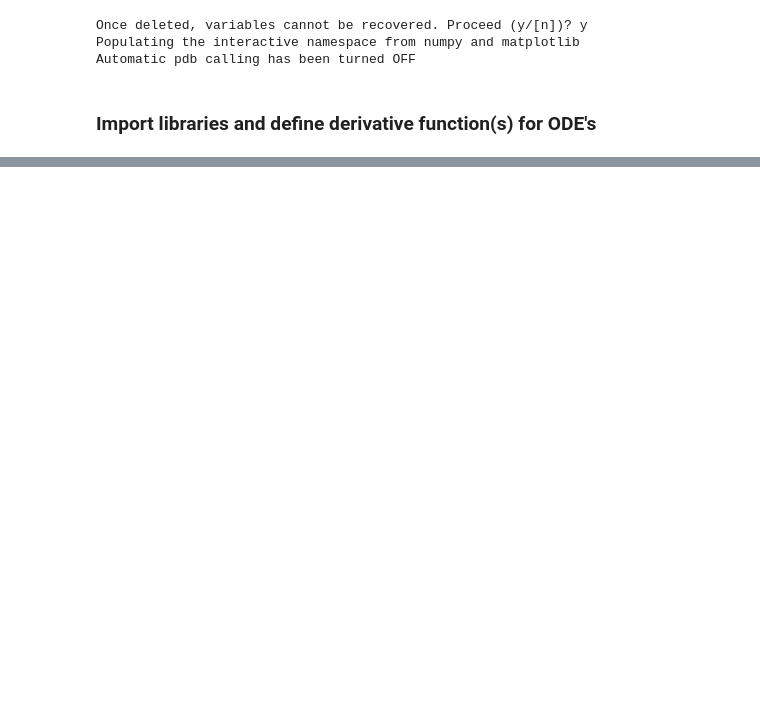
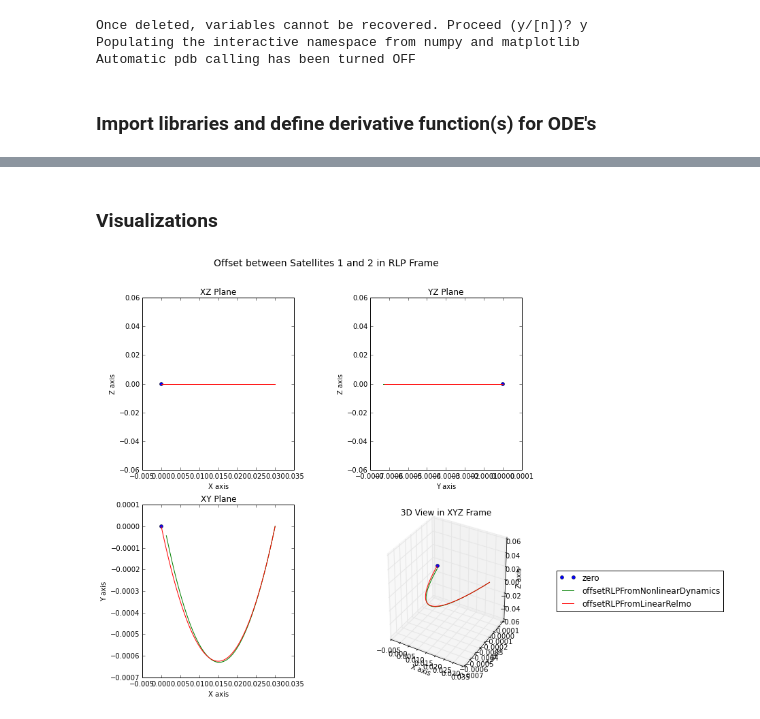
Before and after one commit to aerosara/thesis, a Jupyter notebook: notebooks/Waypoints And DV Computation.ipynb, the cells around one changed output, grey strips where cells are left out. Saved outputs shown, nothing was run; the diff lists cells and outputs as text; code cells hidden in the pictures; blank space fills up the shorter version.

```diff
--- a/notebooks/Waypoints And DV Computation.ipynb
+++ b/notebooks/Waypoints And DV Computation.ipynb
@@ -164,0 +160,20 @@ timespanTest [  0.00000000e+00   8.19779497e-06   1.63955899e-05   2.45933849e-0
+# %% [markdown]
+### Visualizations
+# %%
+
+# create empty dictionaries
+dataoffsetRLP = {};
+dataoffsetRLP['offsetRLPFromLinearRelmo'] = {'x':dx_LINEAR*r12, 'y':dy_LINEAR*r12, 'z':dz_LINEAR*r12}
+dataoffsetRLP['offsetRLPFromNonlinearDynamics'] = {'x':dx_NONLIN*r12, 'y':dy_NONLIN*r12, 'z':dz_NONLIN*r12}
+
+# Plot offset (relative motion) between satellites 1 and 2 in RLP
+points = {'zero': [0,0,0]}
+PlotGrid('Offset between Satellites 1 and 2 in RLP Frame', 'X', 'Y', 'Z', dataoffsetRLP, points, 'auto')
+
+
+# Plot satellite 1 in RLP frame
+#data = {'sat1': {'x':x1, 'y':y1, 'z':z1}}
+#points = {'L1': L1}
+#PlotGrid('Satellite 1 in RLP Frame', 'X', 'Y', 'Z', data, points, 'equal')
+# %% [output]
+[figure, added]
```
Also changed, not shown: parts of 6 cells of this notebook, 4 other files.
